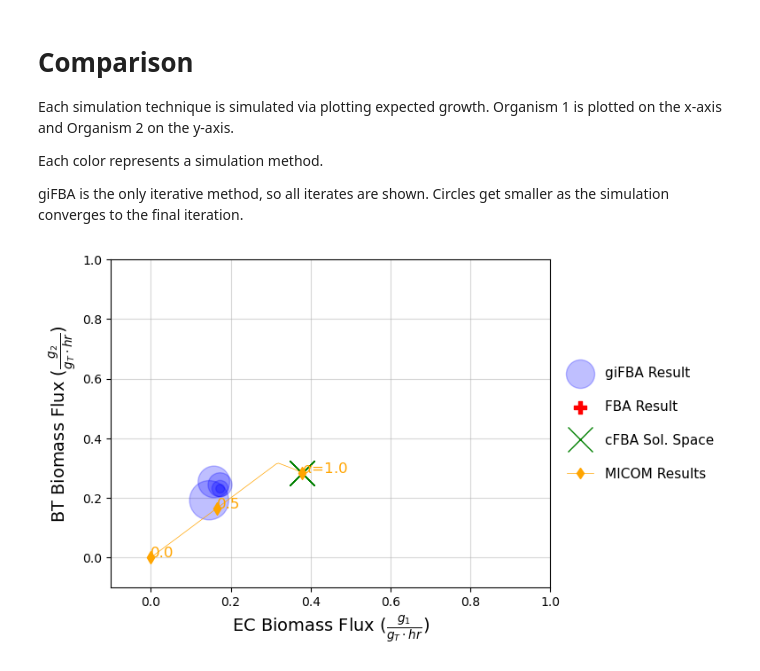
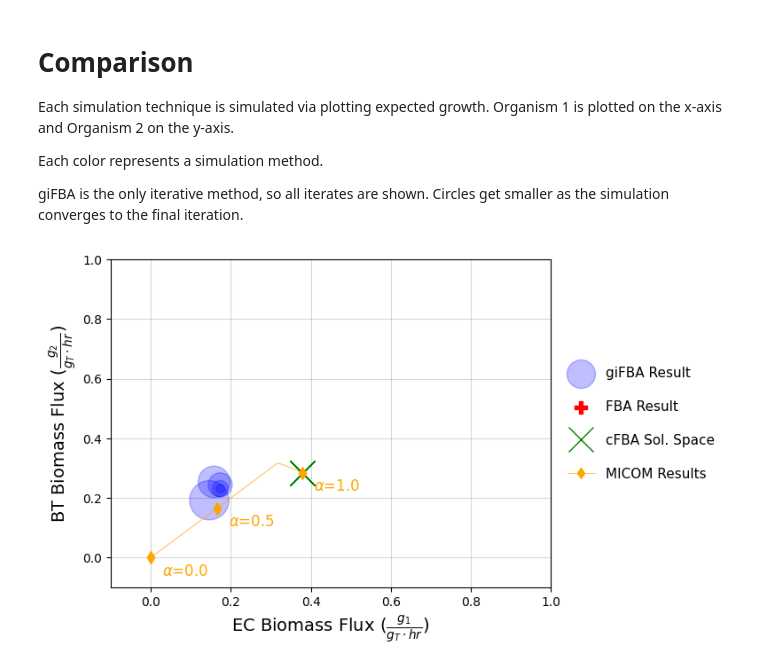
Before and after one commit to m-3-lab/giFBA, a Jupyter notebook: Examples/2_real_models/1_ecoli_btheta.ipynb, the cells around one changed output. Saved outputs shown, nothing was run; the diff lists cells and outputs as text; code cells hidden in the pictures.

Commit message:
Improve MICOM alpha label visibility

```diff
--- a/Examples/2_real_models/1_ecoli_btheta.ipynb
+++ b/Examples/2_real_models/1_ecoli_btheta.ipynb
@@ -26,8 +26,11 @@ import optlang
 ## Greedy Interaction FBA
 # %%
 # AGORA models
-EC_path = "data/Escherichia_coli_str_K_12_substr_MG1655.mat"
-BT_path = "data/Bacteroides_thetaiotaomicron_3731.mat"
+# EC_path = "data/Escherichia_coli_str_K_12_substr_MG1655.mat"
+# BT_path = "data/Bacteroides_thetaiotaomicron_3731.mat"
+
+EC_path = "../../AGORA2_Models/Escherichia_coli_str_K_12_substr_MG1655.mat"
+BT_path = "../../AGORA2_Models/Bacteroides_thetaiotaomicron_3731.mat"
 
 EC = cb.io.load_matlab_model(EC_path)
 BT = cb.io.load_matlab_model(BT_path)
@@ -410,32 +431,33 @@ if parent_dir not in sys.path:
     sys.path.insert(0, parent_dir)
 import plotting_module as pm
 
 # compared to MICOM (both interpretations)
 pm.plot_micom_tradeoff_pts(micom_results,
                            "relative",
                            [0.0, 0.5, 1.0], # alpha tradeoffs to add text labels to
                            community.rel_abund,
                            colors[3],
                            micom_marker_size,
                            micom_line_width,
-                           [(0, 0), (-0, 0), (0, 0)]) # x, y offsets for text labels
+                           # old: [(0, 0), (-0, 0), (0, 0)]
+                           [(0.028, -0.06), (0.028, -0.06), (0.028, -0.06)]) # x, y offsets for text labels
 
 # create custom legend entry
 micom_rel_handle = plt.Line2D([0], [0], color=colors[3], lw=micom_line_width, marker="d", label='MICOM Results (Rel. Rates)')
 handles, labels = plt.gca().get_legend_handles_labels() # pull original legend
 handles.append(micom_rel_handle) # add new legend entry
 labels.append("MICOM Results") # add new legend entry
 plt.legend(handles=handles, labels=labels,
            fontsize=11, loc='center right', bbox_to_anchor=(1.4, 0.5), ncol=1, frameon=False, labelspacing=1.5)
 
 # annotate
 axis_lab_size = 14
 plt.grid(zorder=0, alpha=0.5)
 plt.xlabel(r"EC Biomass Flux ($\frac{g_1}{g_T \cdot hr}$)", fontsize=axis_lab_size)
 plt.ylabel(r"BT Biomass Flux ($\frac{g_2}{g_T \cdot hr}$)", fontsize=axis_lab_size)
 plt.xlim(-0.1, 1)
 plt.ylim(-0.1, 1)
 
 plt.savefig("../figures/real_model_figs/paper_figs/1_ecoli_btheta.svg", bbox_inches='tight')
 # %% [output]
-[figure, old version]
+[figure, new version]
```
Also changed, not shown: parts of 4 cells of this notebook, 31 other files.
